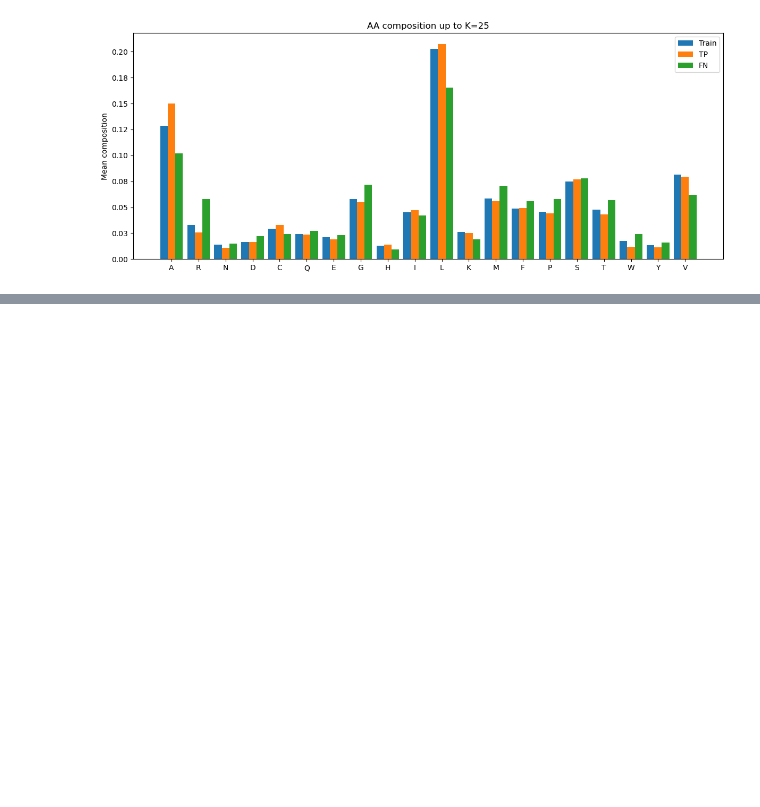
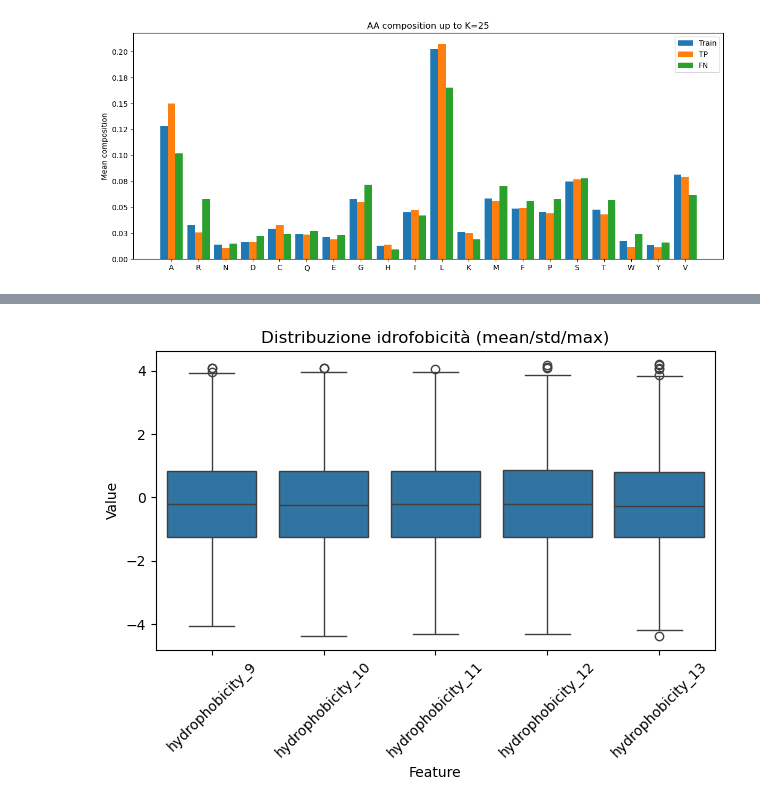
Before and after one commit to bianca29092001/LAB2_project_group, a Jupyter notebook: 6_FP_FN_evaluation/FP_FN_evaluation.ipynb, the cells around one changed output, grey strips where cells are left out. Saved outputs shown, nothing was run; the diff lists cells and outputs as text; code cells hidden in the pictures; blank space fills up the shorter version.

```diff
--- a/6_FP_FN_evaluation/FP_FN_evaluation.ipynb
+++ b/6_FP_FN_evaluation/FP_FN_evaluation.ipynb
@@ -226,0 +347,8 @@ ax.legend(); fig.tight_layout(); plt.show()
+# %%
+sns.boxplot(data=tf_melt, x='Feature', y='Value')
+plt.title("Distribuzione idrofobicità (mean/std/max)")
+plt.xticks(rotation=45)
+plt.tight_layout()
+plt.show()
+# %% [output]
+[figure, added]
```
Also changed, not shown: parts of 9 cells of this notebook, 12 other files.
